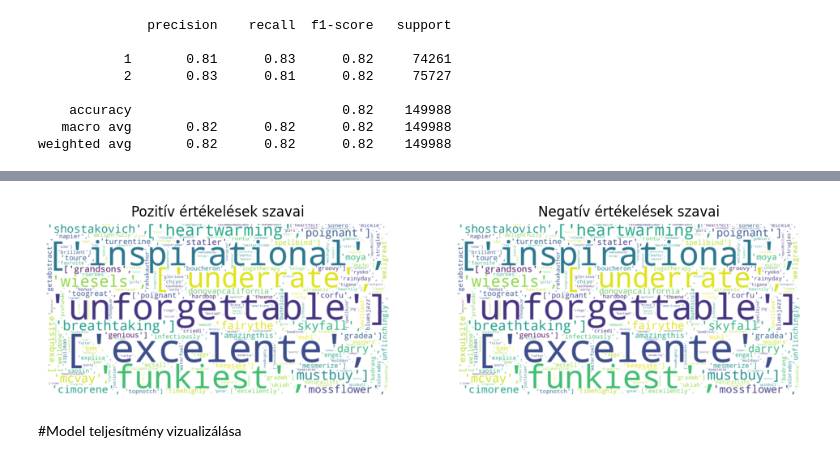
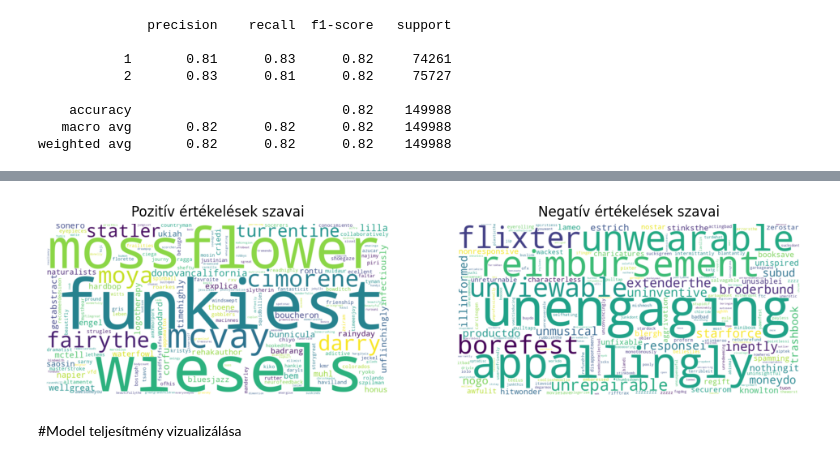
Before and after one commit to Vanii2000/szovegbanyaszat_beadando, a Jupyter notebook: visualisation.ipynb, the cells around one changed output, grey strips where cells are left out. Cells and saved outputs as stored; diff of their text form; code cells hidden in the pictures.

Commit message:
Visualisation upload

```diff
--- a/visualisation.ipynb
+++ b/visualisation.ipynb
@@ -213,5 +152,12 @@ big_positive_list
+# %%
+from itertools import chain
+import ast
+#Szavak tárolása egy-egy nagy listában
+big_positive_list = list(chain.from_iterable(positive_reviews.apply(ast.literal_eval)))
+big_negative_list = list(chain.from_iterable(negative_reviews.apply(ast.literal_eval)))
 # %%
 from collections import Counter
-positive_word_counts = Counter(positive_words)
-negative_word_counts = Counter(negative_words)
+#Szavak gyakoriságának számlálása
+positive_word_counts = Counter(big_positive_list)
+negative_word_counts = Counter(big_negative_list)
 # %%
@@ -222,23 +169,23 @@ negative_word_counts = {word: count for word, count in negative_word_counts.item
 # %%
 from wordcloud import WordCloud
 
 positive_wordcloud = WordCloud(width=1600, height=800, background_color="white").generate_from_frequencies(positive_word_counts)
 negative_wordcloud = WordCloud(width=1600, height=800, background_color="white").generate_from_frequencies(negative_word_counts)
 
 plt.figure(figsize=(12, 6))
 plt.subplot(1, 2, 1)
 plt.imshow(positive_wordcloud, interpolation='bilinear')
 plt.title('Pozitív értékelések szavai')
 plt.axis('off')
 
 plt.subplot(1, 2, 2)
-plt.imshow(positive_wordcloud, interpolation='bilinear')
+plt.imshow(negative_wordcloud, interpolation='bilinear')
 plt.title('Negatív értékelések szavai')
 plt.axis('off')
 
 plt.show()
 # %% [output]
-[figure, old version]
+[figure, new version]
 # %% [markdown]
 #Model teljesítmény vizualizálása
 # %%
```
Also changed, not shown: parts of 20 cells of this notebook.
